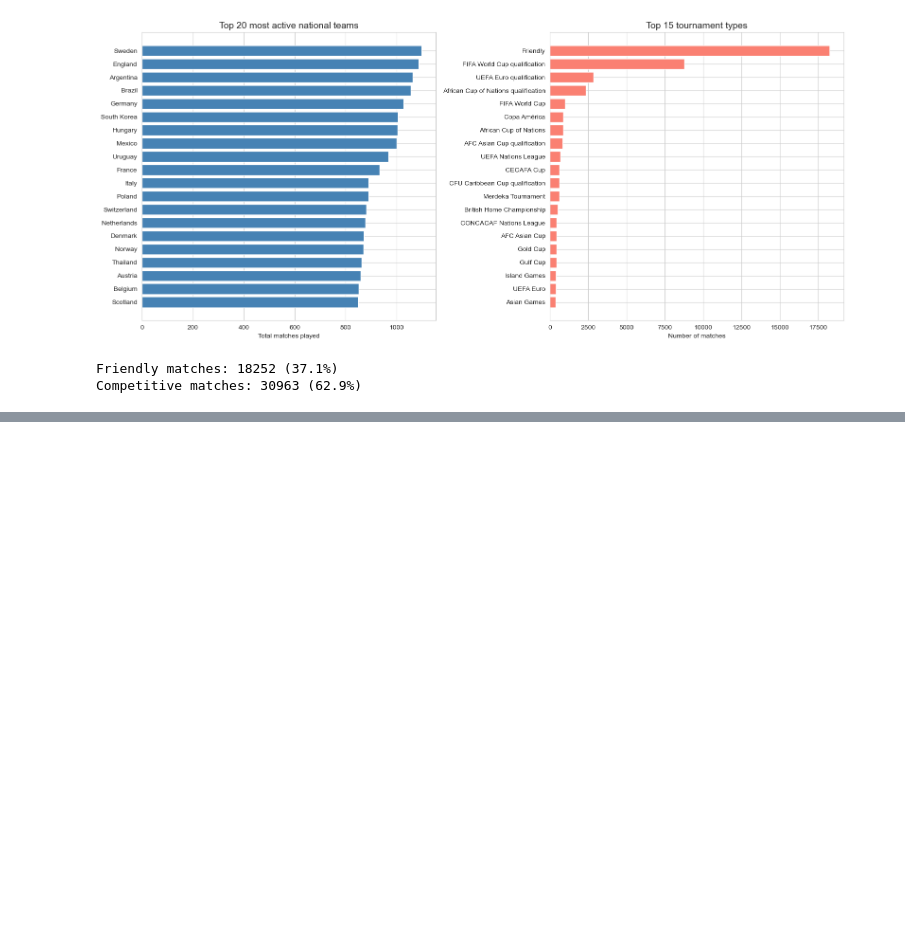
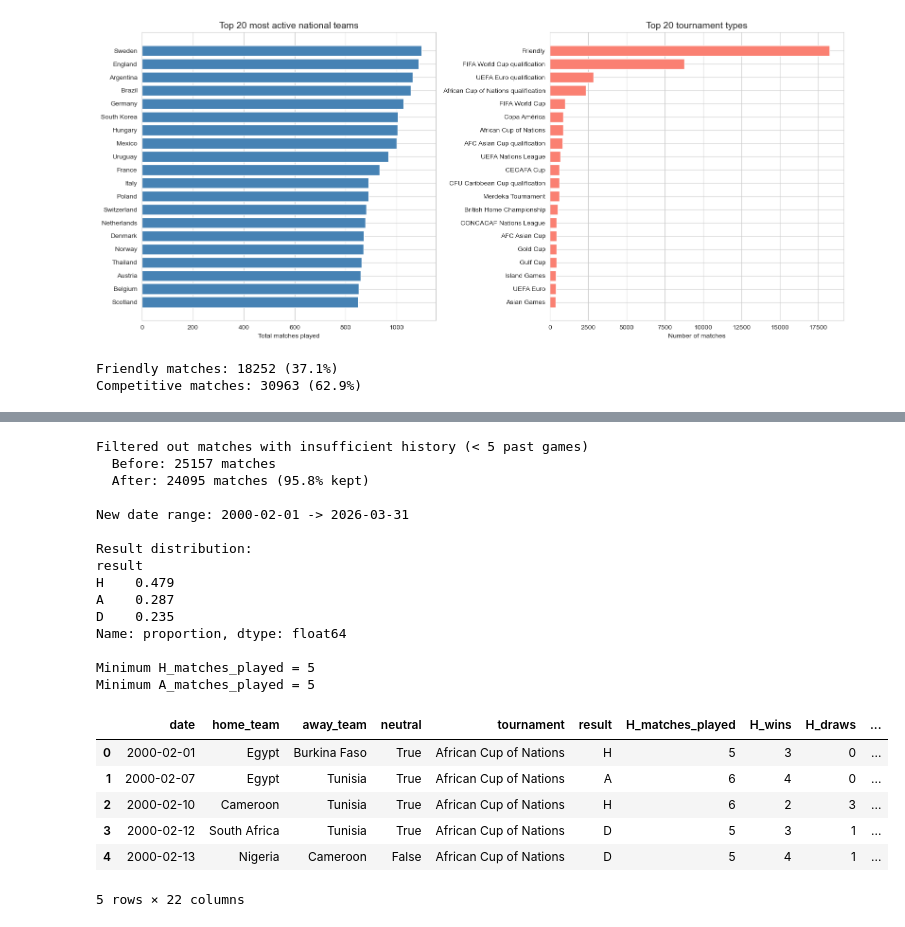
Before and after one commit to Am1neX/Project_INFOH410, a Jupyter notebook: notebooks/football_prediction.ipynb, the cells around one changed output, grey strips where cells are left out. Drawn from its saved outputs; the diff is of its cells as text; code cells hidden in the pictures; blank space fills up the shorter version.

```diff
--- a/notebooks/football_prediction.ipynb
+++ b/notebooks/football_prediction.ipynb
@@ -374,0 +574,48 @@ Competitive matches: 30963 (62.9%)
+# %%
+# required minimum number of past matches for both teams
+MIN_HISTORY = 5
+
+n_before = len(df_features)
+
+# keep only matches where both teams have at least MIN_HISTORY past games
+mask = (df_features['H_matches_played'] >= MIN_HISTORY) & (df_features['A_matches_played'] >= MIN_HISTORY)
+
+df_features = df_features[mask].reset_index(drop=True)
+
+n_after = len(df_features)
+print(f"Filtered out matches with insufficient history (< {MIN_HISTORY} past games)")
+print(f"  Before: {n_before} matches")
+print(f"  After: {n_after} matches ({n_after/n_before*100:.1f}% kept)")
+
+print(f"\nNew date range: {df_features['date'].min().date()} -> {df_features['date'].max().date()}")
+
+print(f"\nResult distribution:")
+print(df_features['result'].value_counts(normalize=True).round(3))
+
+print(f"\nMinimum H_matches_played = {df_features['H_matches_played'].min()}")
+print(f"Minimum A_matches_played = {df_features['A_matches_played'].min()}")
+
+df_features.head()
+# %% [output]
+Filtered out matches with insufficient history (< 5 past games)
+  Before: 25157 matches
+  After: 24095 matches (95.8% kept)
+
+New date range: 2000-02-01 -> 2026-03-31
+
+Result distribution:
+result
+H    0.479
+A    0.287
+D    0.235
+Name: proportion, dtype: float64
+
+Minimum H_matches_played = 5
+Minimum A_matches_played = 5
+|  | date | home_team | away_team | neutral | tournament | result | H_matches_played | H_wins | H_draws | ... |
+| 0 | 2000-02-01 | Egypt | Burkina Faso | True | African Cup of Nations | H | 5 | 3 | 0 | ... |
+| 1 | 2000-02-07 | Egypt | Tunisia | True | African Cup of Nations | A | 6 | 4 | 0 | ... |
+| 2 | 2000-02-10 | Cameroon | Tunisia | True | African Cup of Nations | H | 6 | 2 | 3 | ... |
+| 3 | 2000-02-12 | South Africa | Tunisia | True | African Cup of Nations | D | 5 | 3 | 1 | ... |
+| 4 | 2000-02-13 | Nigeria | Cameroon | False | African Cup of Nations | D | 5 | 4 | 1 | ... |
+5 rows × 22 columns
```
Also changed, not shown: parts of 21 cells of this notebook, 5 other files.
